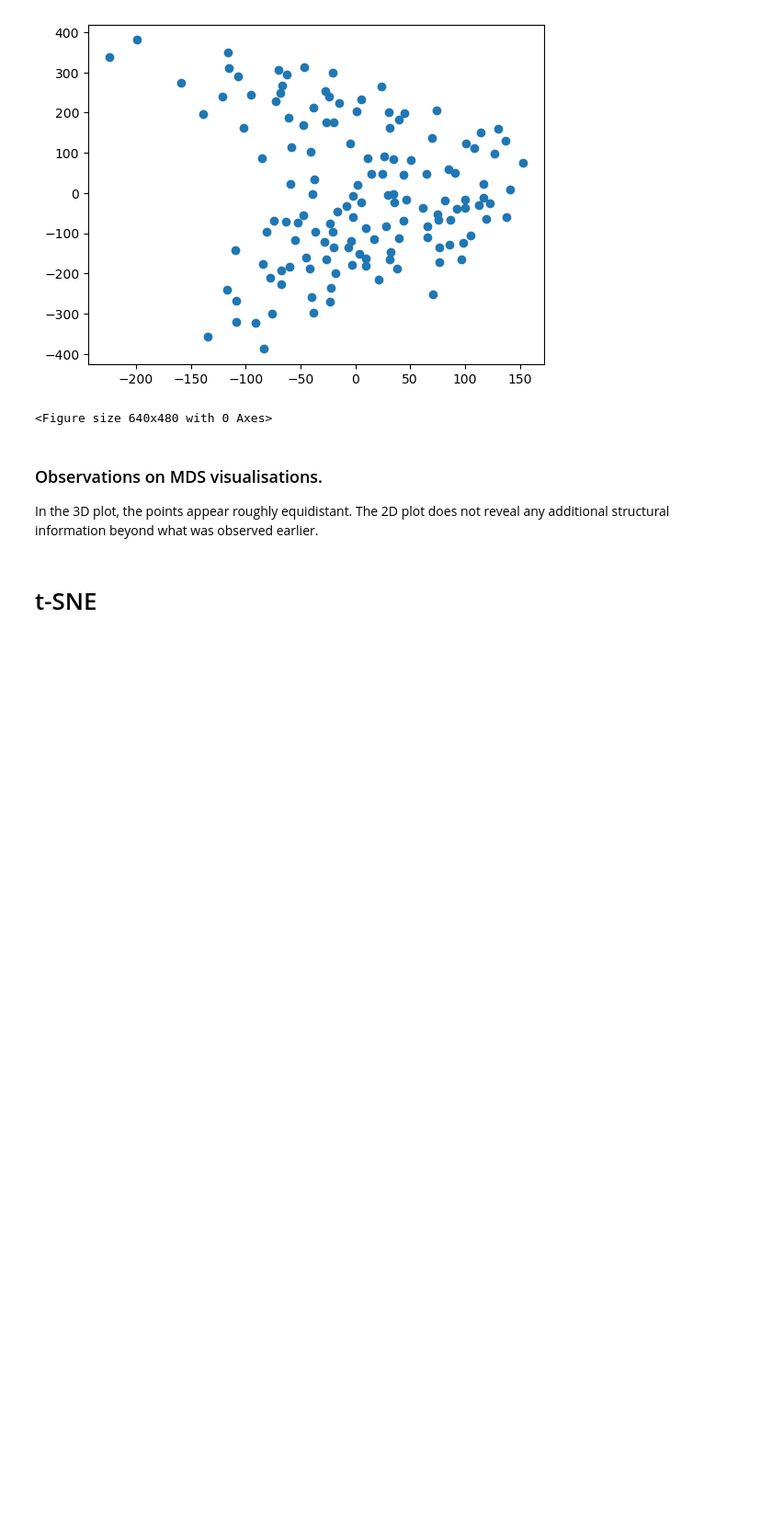
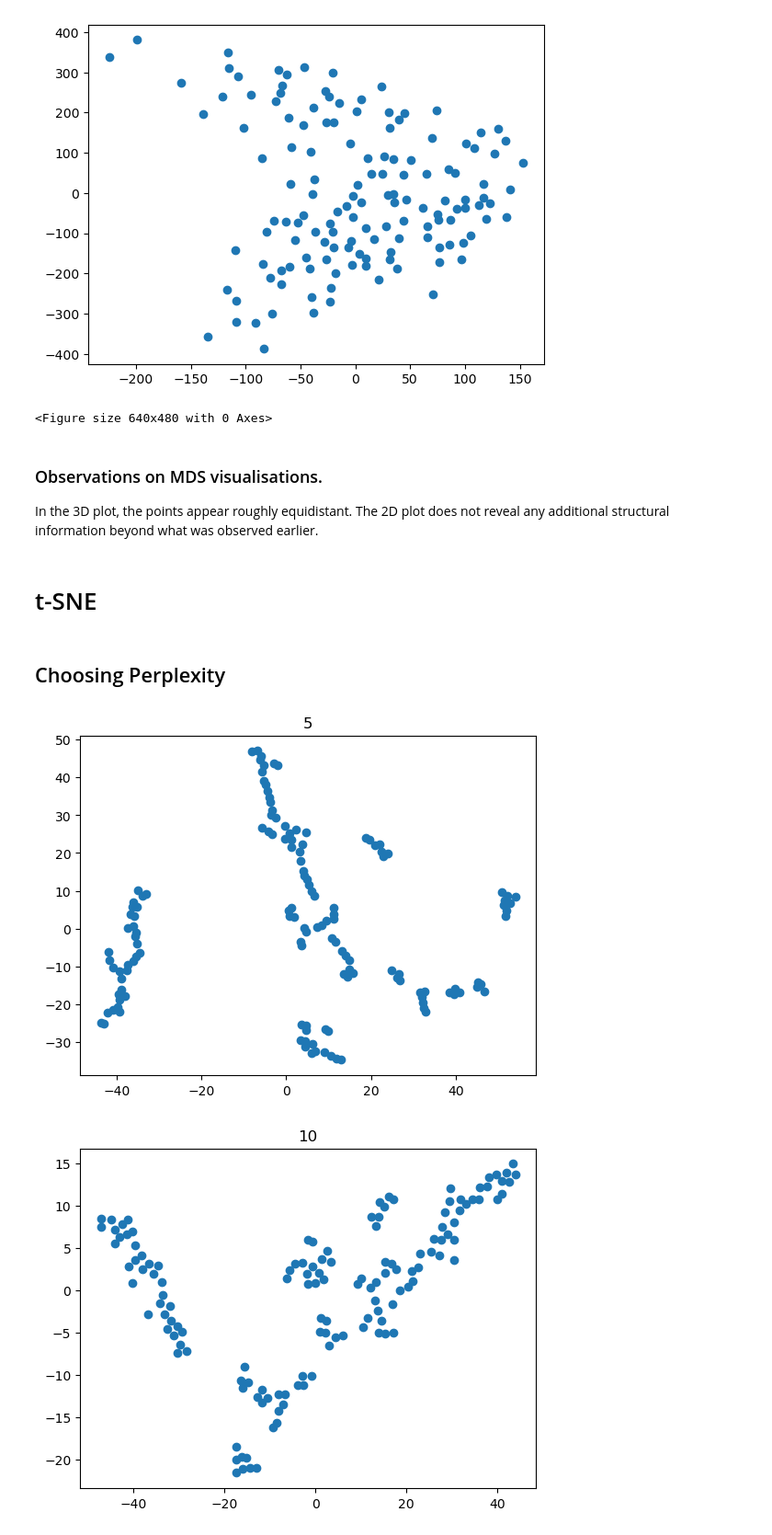
Before and after one commit to reebme/financial-attitudes-clustering, a Jupyter notebook: Notebooks/02_EDA.ipynb, the cells around one changed output. Shown at 92% size. Drawn from its saved outputs; the diff is of its cells as text; code cells hidden in the pictures; blank space fills up the shorter version.

Commit message:
Add t-SNE perplexity parameter tuning and anlalysis of the number of principal components on the visualisations

```diff
--- a/Notebooks/02_EDA.ipynb
+++ b/Notebooks/02_EDA.ipynb
@@ -124,3 +124,18 @@ plt.savefig("../Results/MDS.png")
 In the 3D plot, the points appear roughly equidistant. The 2D plot does not reveal any additional structural information beyond what was observed earlier.
 # %% [markdown]
 # t-SNE
+# %% [markdown]
+## Choosing Perplexity
+# %%
+perpl = [5, 10, 20, 30, 40, 50, 60, 100]
+
+for p in perpl:
+    tsne = TSNE(n_components = 2, perplexity = p)
+    # using 88% of the explained variance
+    tsne_data = tsne.fit_transform(X_PCA[:, 0:2])
+    plt.scatter(tsne_data[:,0], tsne_data[:,1])
+    plt.title(p)
+    plt.show()
+# %% [output]
+[figure, added]
+[figure, added]
```
Also changed, not shown: parts of 6 cells of this notebook.
